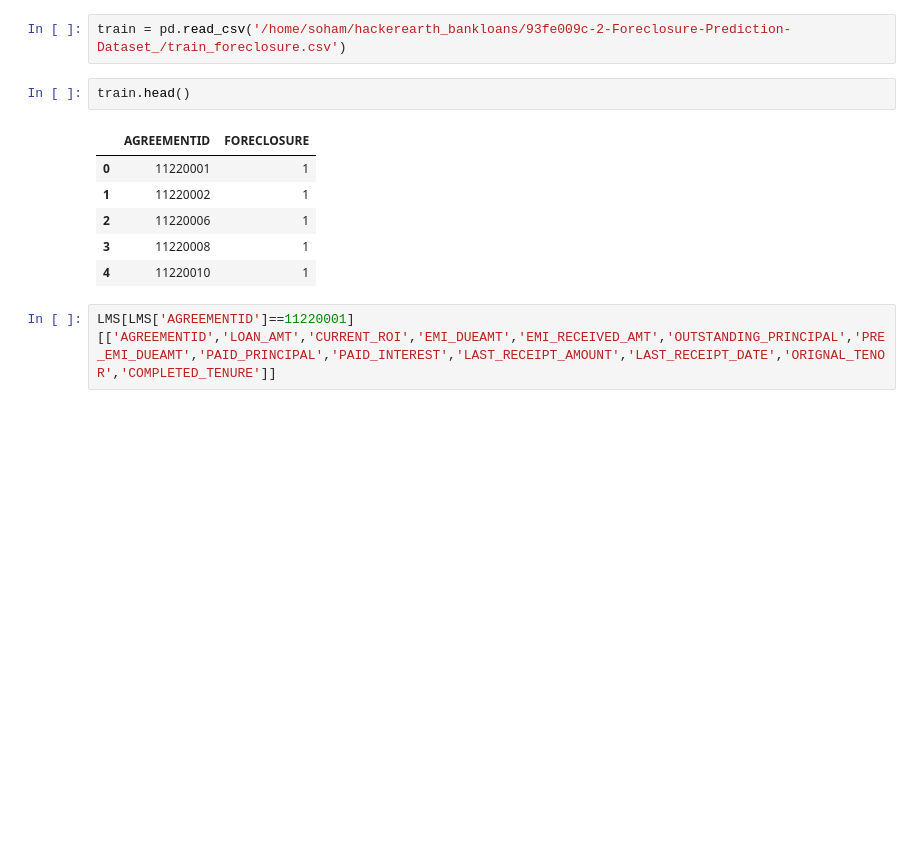
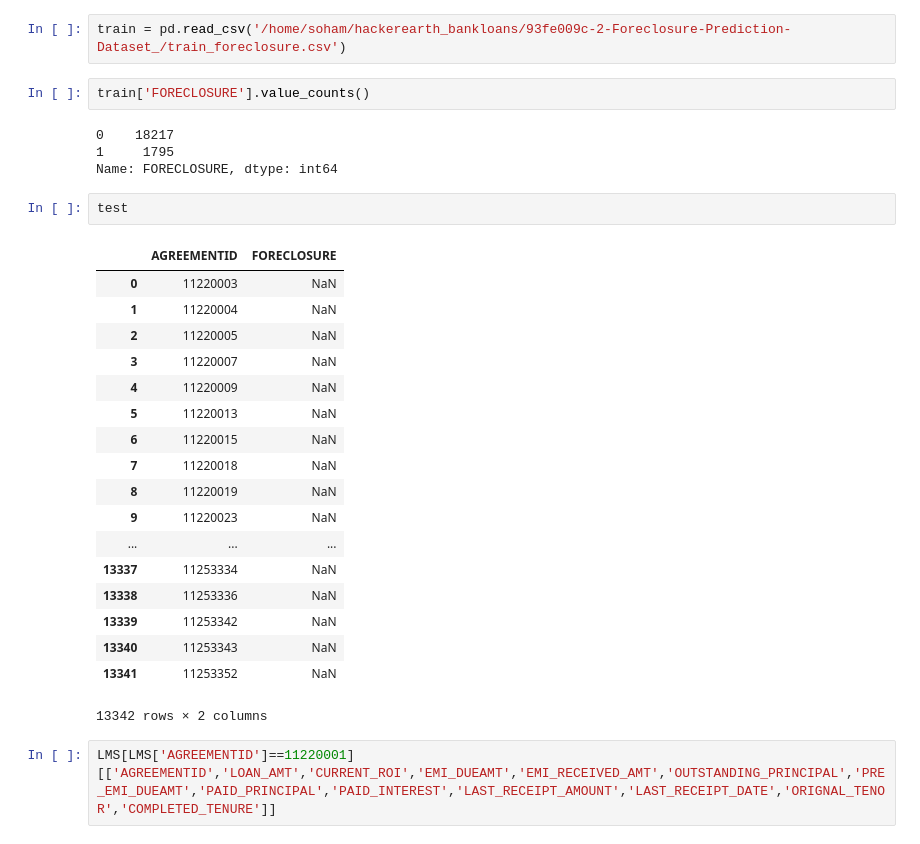
Before and after one commit to sohamhans19994/Loan_Foreclosure_Predictor, a Jupyter notebook: HackerEarth_ml_winners_april_2019_internship_Foreclosure_naive_MLP.ipynb, the cells around one changed output. Cells and saved outputs as stored; diff of their text form; blank space fills up the shorter version.

```diff
--- a/HackerEarth_ml_winners_april_2019_internship_Foreclosure_naive_MLP.ipynb
+++ b/HackerEarth_ml_winners_april_2019_internship_Foreclosure_naive_MLP.ipynb
@@ -13,15 +18,33 @@ LMS = pd.read_excel('/home/soham/hackerearth_bankloans/93fe009c-2-Foreclosure-Pr
 test = pd.read_csv('/home/soham/hackerearth_bankloans/93fe009c-2-Foreclosure-Prediction-Dataset_/test_foreclosure.csv')
 # %%
 train = pd.read_csv('/home/soham/hackerearth_bankloans/93fe009c-2-Foreclosure-Prediction-Dataset_/train_foreclosure.csv')
-# %%
-train.head()
-# %% [output]
-|  | AGREEMENTID | FORECLOSURE |
-| 0 | 11220001 | 1 |
-| 1 | 11220002 | 1 |
-| 2 | 11220006 | 1 |
-| 3 | 11220008 | 1 |
-| 4 | 11220010 | 1 |
+# %%
+train['FORECLOSURE'].value_counts()
+# %% [output]
+0    18217
+1     1795
+Name: FORECLOSURE, dtype: int64
+# %%
+test
+# %% [output]
+|  | AGREEMENTID | FORECLOSURE |
+| 0 | 11220003 | NaN |
+| 1 | 11220004 | NaN |
+| 2 | 11220005 | NaN |
+| 3 | 11220007 | NaN |
+| 4 | 11220009 | NaN |
+| 5 | 11220013 | NaN |
+| 6 | 11220015 | NaN |
+| 7 | 11220018 | NaN |
+| 8 | 11220019 | NaN |
+| 9 | 11220023 | NaN |
+| ... | ... | ... |
+| 13337 | 11253334 | NaN |
+| 13338 | 11253336 | NaN |
+| 13339 | 11253342 | NaN |
+| 13340 | 11253343 | NaN |
+| 13341 | 11253352 | NaN |
+13342 rows × 2 columns
 # %%
 LMS[LMS['AGREEMENTID']==11220001][['AGREEMENTID','LOAN_AMT','CURRENT_ROI','EMI_DUEAMT','EMI_RECEIVED_AMT','OUTSTANDING_PRINCIPAL','PRE_EMI_DUEAMT','PAID_PRINCIPAL','PAID_INTEREST','LAST_RECEIPT_AMOUNT','LAST_RECEIPT_DATE','ORIGNAL_TENOR','COMPLETED_TENURE']]
 # %% [output]
```
Also changed, not shown: parts of 63 cells of this notebook.
